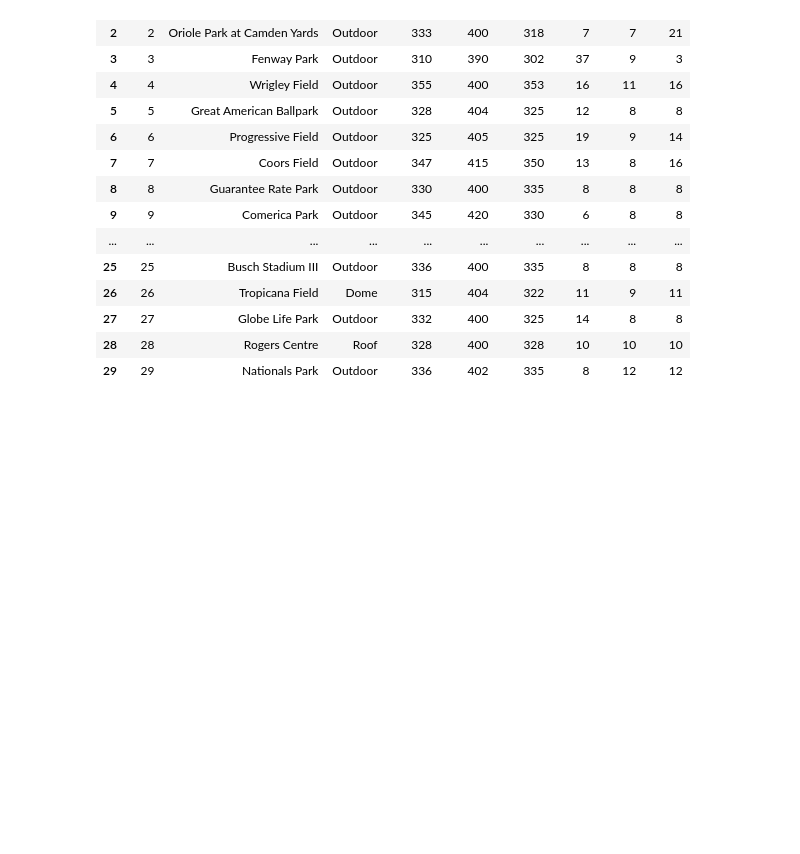
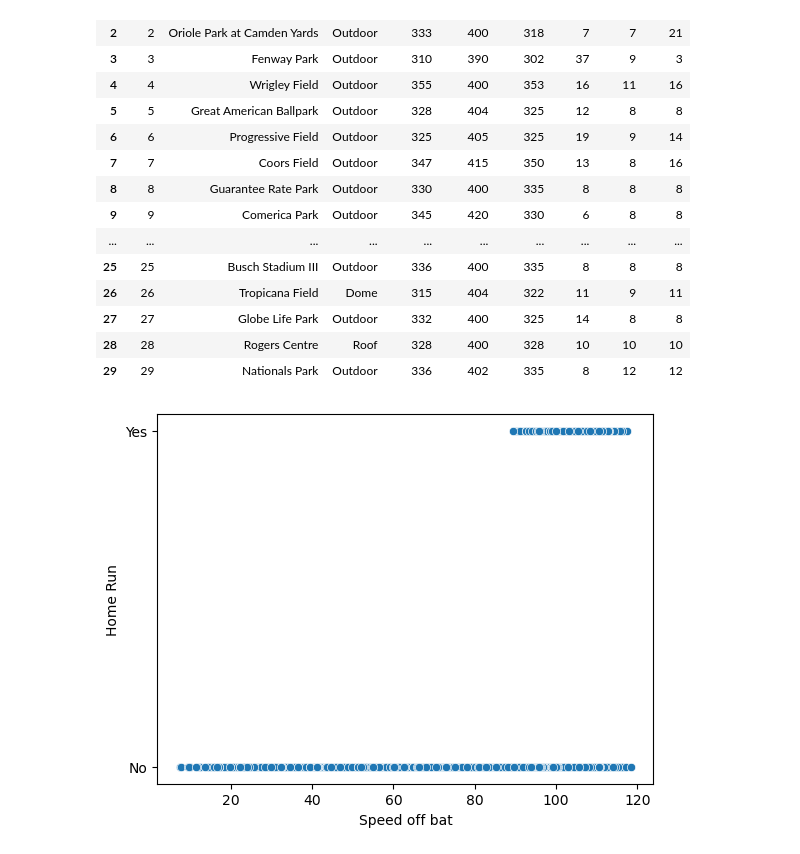
Before and after one commit to fmathews11/Predicting_Home_Runs_Via_ML, a Jupyter notebook: Initial_Data_Exploration.ipynb, the cells around one changed output. Saved outputs shown, nothing was run; the diff lists cells and outputs as text; code cells hidden in the pictures; blank space fills up the shorter version.

```diff
--- a/Initial_Data_Exploration.ipynb
+++ b/Initial_Data_Exploration.ipynb
@@ -101,3 +99,14 @@ df_dimension
 | 27 | 27 | Globe Life Park | Outdoor | 332 | 400 | 325 | 14 | 8 | 8 |
 | 28 | 28 | Rogers Centre | Roof | 328 | 400 | 328 | 10 | 10 | 10 |
 | 29 | 29 | Nationals Park | Outdoor | 336 | 402 | 335 | 8 | 12 | 12 |
+# %%
+sns.scatterplot(
+    x = df_train.launch_speed.to_numpy(),
+    y = df_train.is_home_run.to_numpy()
+)
+plt.xlabel("Speed off bat")
+plt.ylabel("Home Run")
+plt.yticks([0,1],labels=['No','Yes'])
+plt.show();
+# %% [output]
+[figure, added]
```
Also changed, not shown: parts of 4 cells of this notebook, 1 other file.
